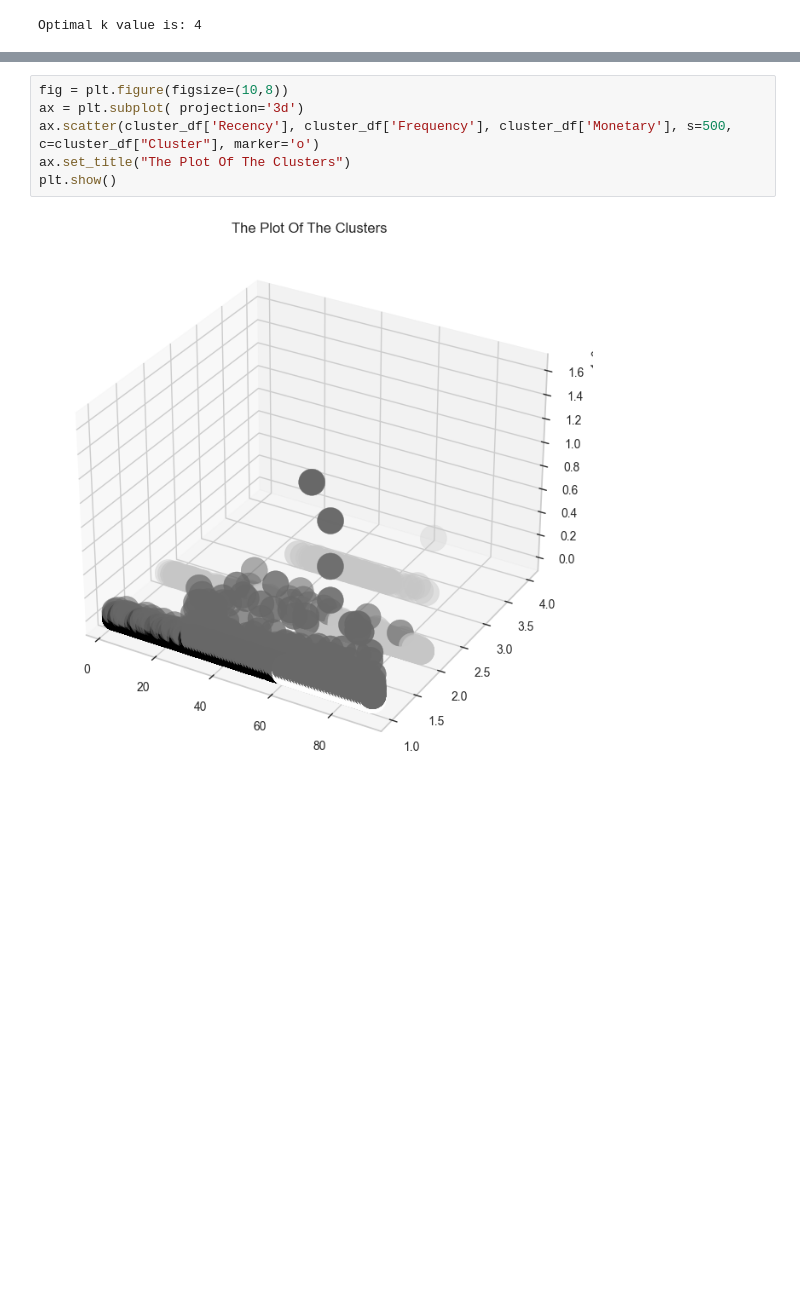
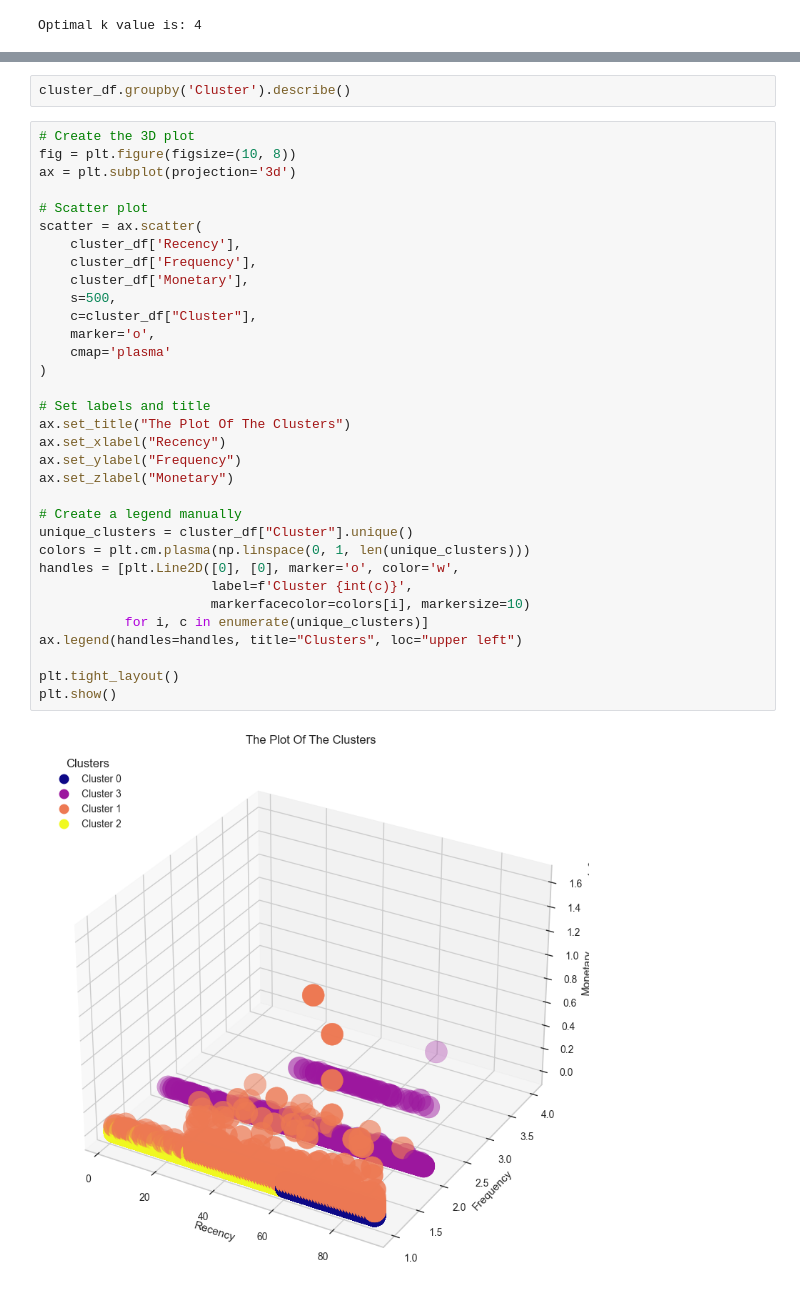
Before and after one commit to senolcemhan98/ABAProject2, a Jupyter notebook: proje.ipynb, the cells around one changed output, grey strips where cells are left out. Drawn from its saved outputs; the diff is of its cells as text; blank space fills up the shorter version.

```diff
--- a/proje.ipynb
+++ b/proje.ipynb
@@ -381,8 +378,37 @@ Optimal k value is: 4
+# %%
+cluster_df.groupby('Cluster').describe()
 # %%
-fig = plt.figure(figsize=(10,8))
-ax = plt.subplot( projection='3d')
-ax.scatter(cluster_df['Recency'], cluster_df['Frequency'], cluster_df['Monetary'], s=500, c=cluster_df["Cluster"], marker='o')
+# Create the 3D plot
+fig = plt.figure(figsize=(10, 8))
+ax = plt.subplot(projection='3d')
+
+# Scatter plot
+scatter = ax.scatter(
+    cluster_df['Recency'],
+    cluster_df['Frequency'],
+    cluster_df['Monetary'],
+    s=500,
+    c=cluster_df["Cluster"],
+    marker='o',
+    cmap='plasma'
+)
+
+# Set labels and title
 ax.set_title("The Plot Of The Clusters")
+ax.set_xlabel("Recency")
+ax.set_ylabel("Frequency")
+ax.set_zlabel("Monetary")
+
+# Create a legend manually
+unique_clusters = cluster_df["Cluster"].unique()
+colors = plt.cm.plasma(np.linspace(0, 1, len(unique_clusters)))
+handles = [plt.Line2D([0], [0], marker='o', color='w',
+                      label=f'Cluster {int(c)}',
+                      markerfacecolor=colors[i], markersize=10)
+           for i, c in enumerate(unique_clusters)]
+ax.legend(handles=handles, title="Clusters", loc="upper left")
+
+plt.tight_layout()
 plt.show()
 # %% [output]
-[figure, old version]
+[figure, new version]
```
Also changed, not shown: parts of 10 cells of this notebook.
